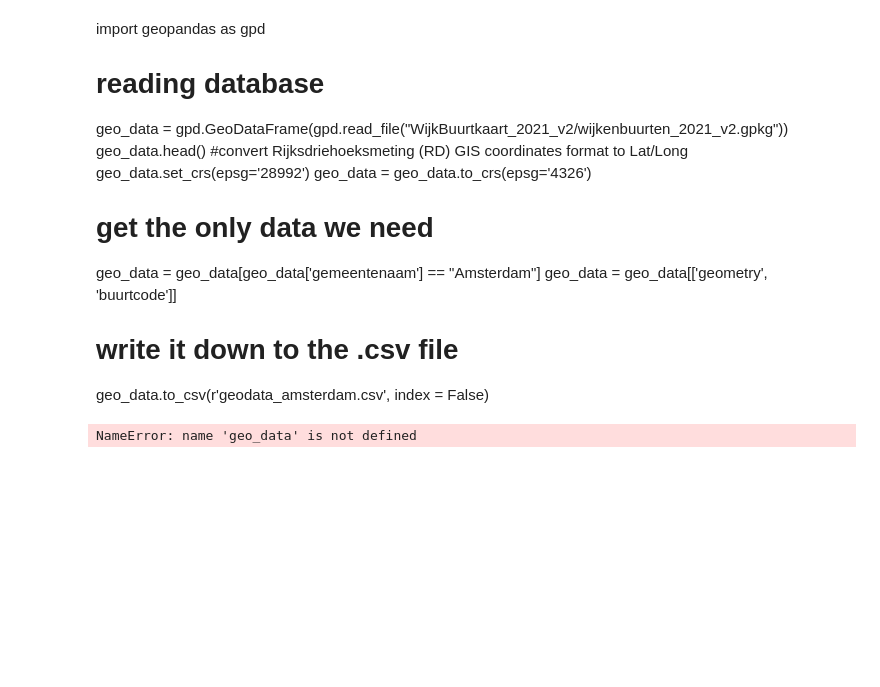
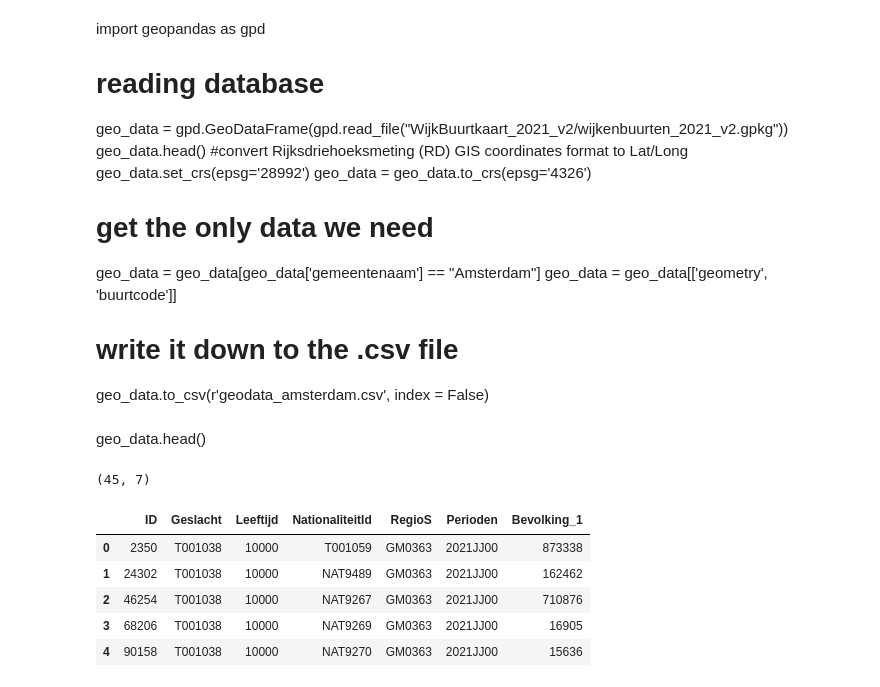
Before and after one commit to datascientist211/data_analytics, a Jupyter notebook: Nederland/Amsterdam/collecting_dataset.ipynb, the cells around one changed output. Cells and saved outputs as stored; diff of their text form; code cells hidden in the pictures; blank space fills up the shorter version.

```diff
--- a/Nederland/Amsterdam/collecting_dataset.ipynb
+++ b/Nederland/Amsterdam/collecting_dataset.ipynb
@@ -202,7 +204,21 @@ geo_data = geo_data[['geometry', 'buurtcode']]
 
 # write it down to the .csv file
 geo_data.to_csv(r'geodata_amsterdam.csv', index = False)
-# %%
-geo_data.head()
-# %% [output]
-NameError: name 'geo_data' is not defined
+# %% [markdown]
+geo_data.head()
+# %%
+data_national = pd.read_csv('Nationalitiet_data.csv', sep = ';')
+data_national = data_national[data_national['Leeftijd'] == 10000]
+data_national = data_national.rename(columns={'Nationaliteit': 'NationaliteitId'})
+#data_wijk_stadsdeelcode['wijkcode'] = data_wijk_stadsdeelcode['wijkcode'].str.replace('\D', '', regex=True)
+#data_wijk_stadsdeelcode = data_wijk_stadsdeelcode.drop_duplicates(subset=["wijkcode"], keep='first')
+print(data_national.shape)
+data_national.head()
+# %% [output]
+(45, 7)
+|  | ID | Geslacht | Leeftijd | NationaliteitId | RegioS | Perioden | Bevolking_1 |
+| 0 | 2350 | T001038 | 10000 | T001059 | GM0363 | 2021JJ00 | 873338 |
+| 1 | 24302 | T001038 | 10000 | NAT9489 | GM0363 | 2021JJ00 | 162462 |
+| 2 | 46254 | T001038 | 10000 | NAT9267 | GM0363 | 2021JJ00 | 710876 |
+| 3 | 68206 | T001038 | 10000 | NAT9269 | GM0363 | 2021JJ00 | 16905 |
+| 4 | 90158 | T001038 | 10000 | NAT9270 | GM0363 | 2021JJ00 | 15636 |
```
Also changed, not shown: parts of 5 cells of this notebook, 4 other files.
